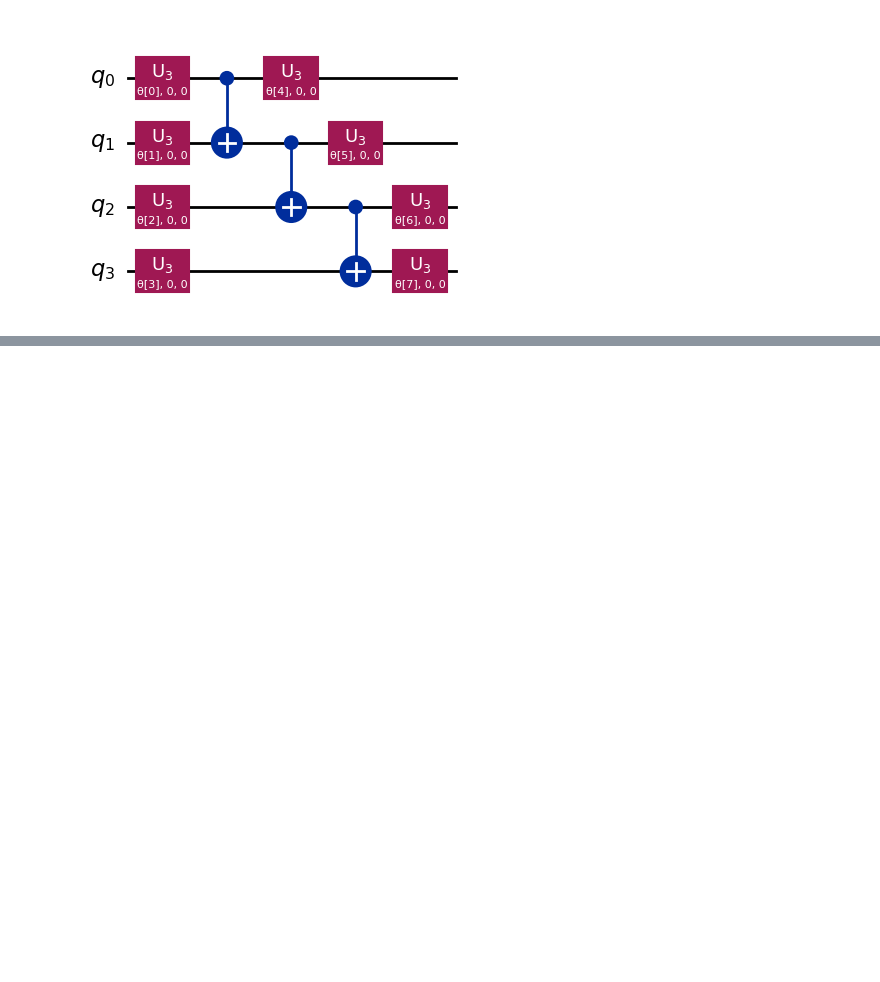
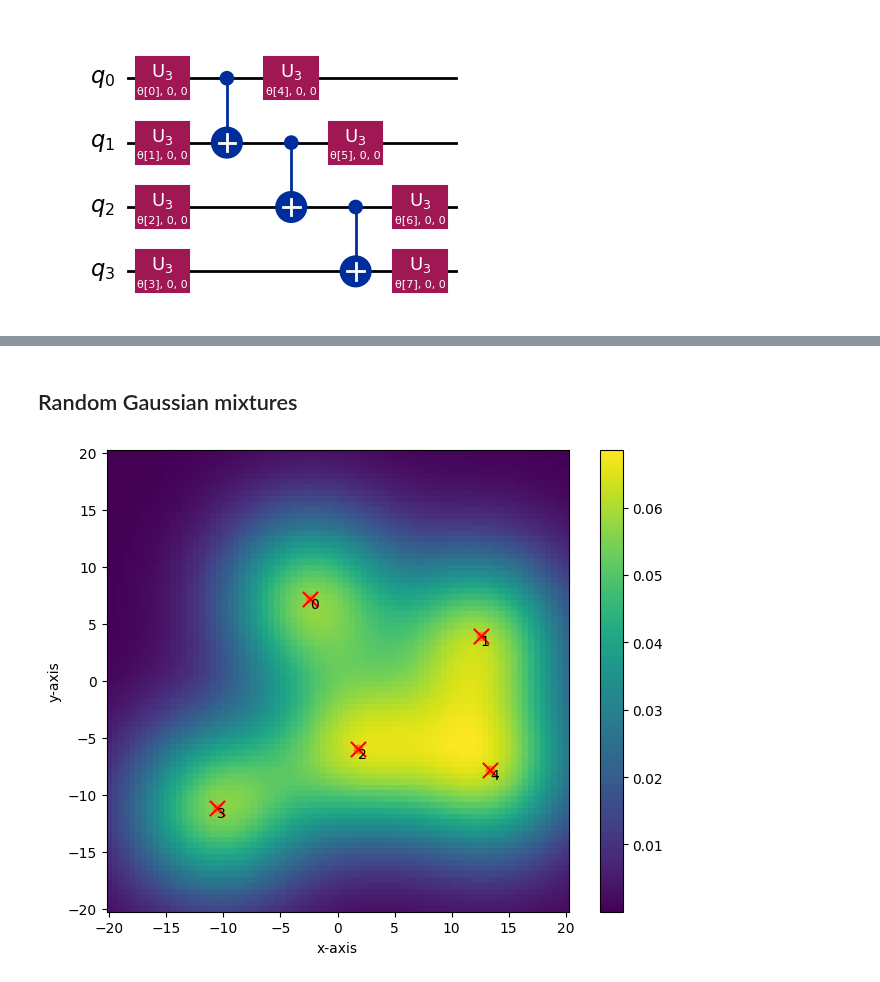
Before and after one commit to unitaryfund/aquapointer, a Jupyter notebook: notebooks/digital_demo.ipynb, the cells around one changed output, grey strips where cells are left out. Cells and saved outputs as stored; diff of their text form; code cells hidden in the pictures; blank space fills up the shorter version.

```diff
--- a/notebooks/digital_demo.ipynb
+++ b/notebooks/digital_demo.ipynb
@@ -291,0 +269,41 @@ vqe_qaoa.history
+# %% [markdown]
+## Random Gaussian mixtures
+# %%
+from aquapointer.density_canvas.DensityCanvas import DensityCanvas
+from aquapointer.density_canvas.Lattice import Lattice
+# define a canvas
+origin = (-20, -20)
+length = 40
+npoints = 80
+canvas = DensityCanvas(
+    origin=origin,
+    length_x=length,
+    length_y=length,
+    npoints_x=npoints,
+    npoints_y=npoints,
+)
+
+# extract random centers with a minimal distance
+# and a padding from border
+seed = 18389
+n_centers = 5 #number of Gaussians
+min_dist = 10 #minimal distance between gaussians
+padding = 6 #minimal distance of Gaussian centers from border
+amplitude = 10 #amplitude of the Gaussians
+variance = 30 #variance of the Gaussians
+
+canvas.set_randomized_gaussian_density(
+    n_centers = n_centers,
+    amplitude = amplitude,
+    variance = variance,
+    minimal_distance = min_dist,
+    padding = padding,
+    seed = seed
+)
+
+canvas.set_lattice(lattice=Lattice(canvas.gaussian_centers), centering=False)
+
+# To see the result, call the draw method with draw_centers=True
+canvas.draw(draw_centers=True, draw_lattice=True, figsize=(8,6))
+# %% [output]
+[figure, added]
```
Also changed, not shown: parts of 20 cells of this notebook.
